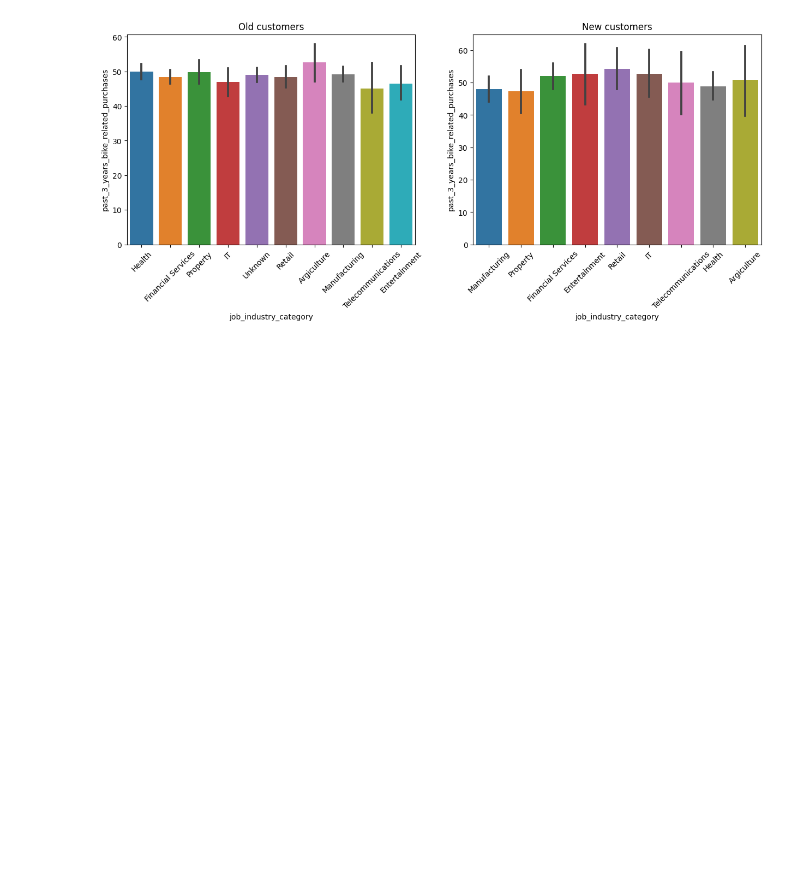
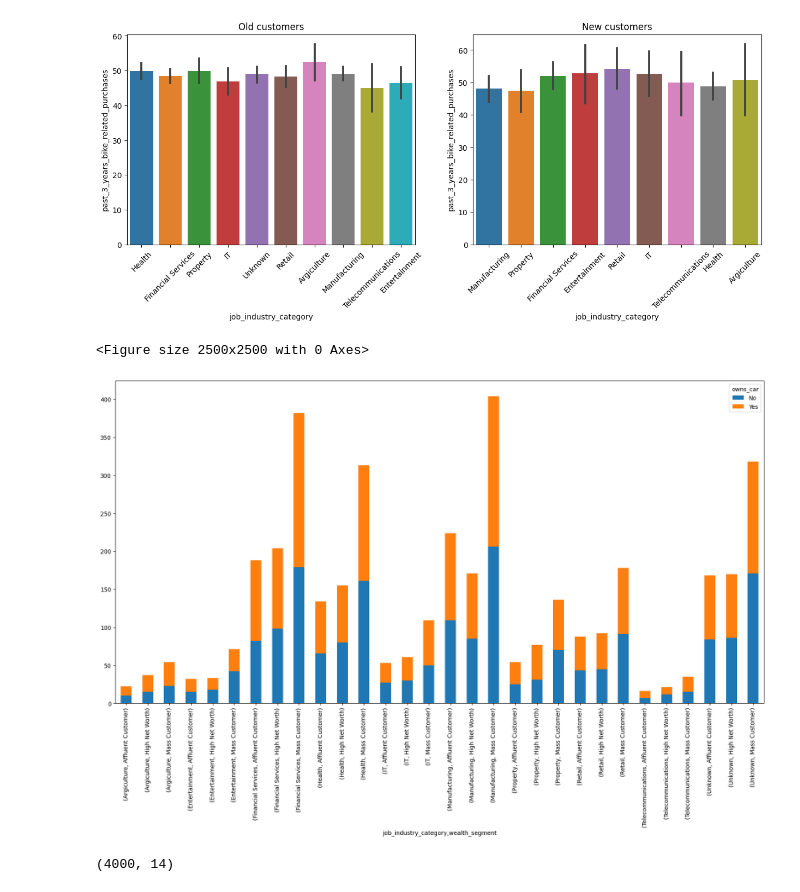
Before and after one commit to Shanki200801/KPMGinternship, a Jupyter notebook: task2-EDA.ipynb, the cells around one changed output. Cells and saved outputs as stored; diff of their text form; code cells hidden in the pictures; blank space fills up the shorter version.

```diff
--- a/task2-EDA.ipynb
+++ b/task2-EDA.ipynb
@@ -99,3 +95,14 @@ chart2.set_title('New customers')
 # %% [output]
 Text(0.5, 1.0, 'New customers')
 [figure]
+# %%
+plt.figure(figsize=(25, 25))
+new_grp = df_customer_demographics.groupby(by = [ 'job_industry_category', 'wealth_segment'])['owns_car'].value_counts().unstack().plot(kind='bar',figsize=(20,10), stacked=True)
+# %% [output]
+<Figure size 2500x2500 with 0 Axes>
+[figure, added]
+# %%
+df_customer_demographics = df_customer_demographics.join(df_customer_address['state'], on='customer_id')
+df_customer_demographics.shape
+# %% [output]
+(4000, 14)
```
Also changed, not shown: parts of 9 cells of this notebook, 2 other files.
